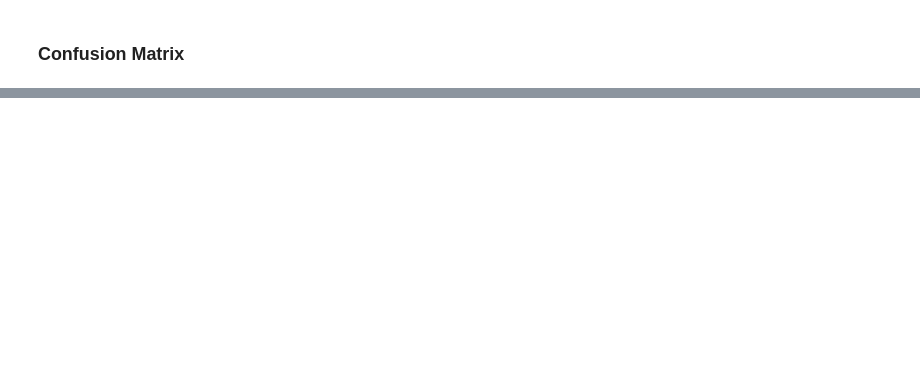
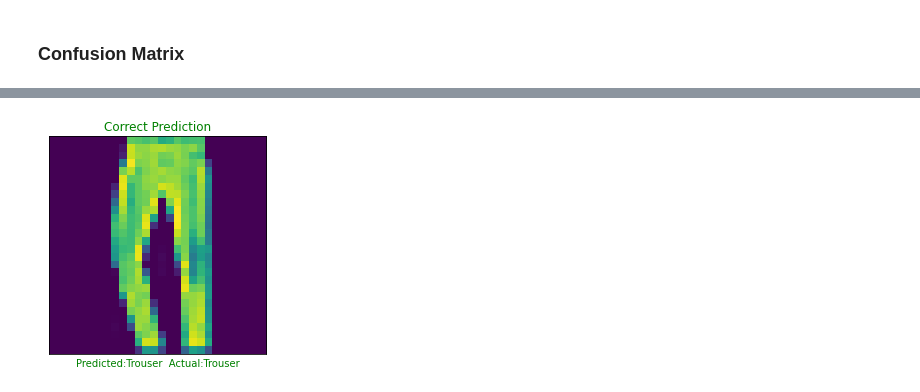
Before and after one commit to Mhtag/tensorflow, a Jupyter notebook: 06_image_classification_with_cnns.ipynb, the cells around one changed output, grey strips where cells are left out. Drawn from its saved outputs; the diff is of its cells as text; code cells hidden in the pictures; blank space fills up the shorter version.

```diff
--- a/06_image_classification_with_cnns.ipynb
+++ b/06_image_classification_with_cnns.ipynb
@@ -257,0 +239,28 @@ def plot_random_image()
+# %%
+
+def plot_image(images, prediction, classes, image_no):
+
+  """Plot the test image and labels them for for the prediction as well as
+    actual name. if the prediction is correct our label is in green color otherwise in red color"""
+
+  images = images/255.0
+  #test_data_norm_exp = np.expand_dims(images, axis=-1).astype('float32')
+  plt.imshow(images[image_no])
+  pred_label = classes[prediction[image_no]]
+  true_label = classes[test_labels[image_no]]
+  plt.xticks([])
+  plt.yticks([])
+
+  if y_pred[image_no] == test_labels[image_no]:
+    color='green'
+    plt.title('Correct Prediction', color=color)
+  else:
+    color='red'
+    plt.title('Wrong Prediction', color=color)
+
+  plt.xlabel(f'Predicted:{pred_label}  Actual:{true_label}', color=color)
+  plt.show()
+
+
+
+#test_data_norm_exp = np.expand_dims(test_data_norm, axis=-1).astype('float32')
@@ -257,0 +281,4 @@ def plot_random_image()
+# %%
+plot_image(test_data, y_pred, class_names, 5)
+# %% [output]
+[figure, added]
```
Also changed, not shown: parts of 10 cells of this notebook.
